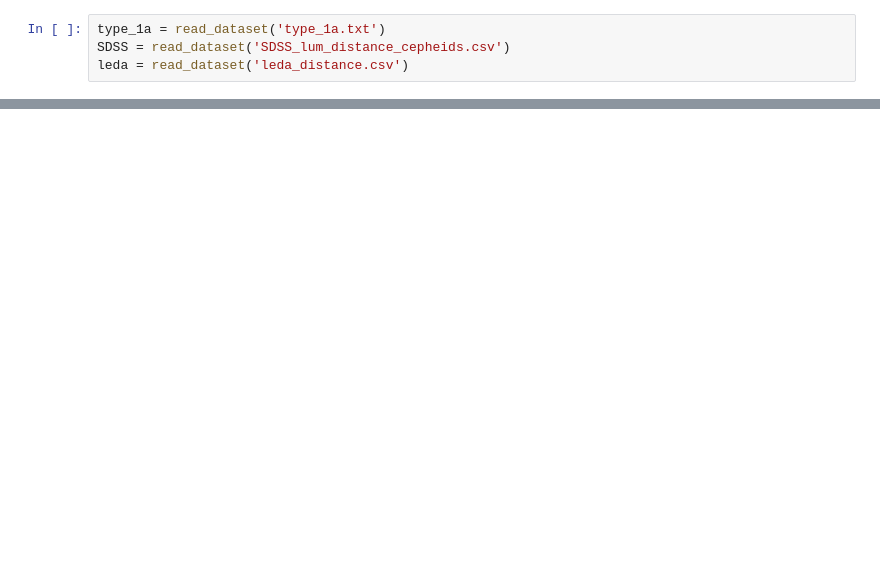
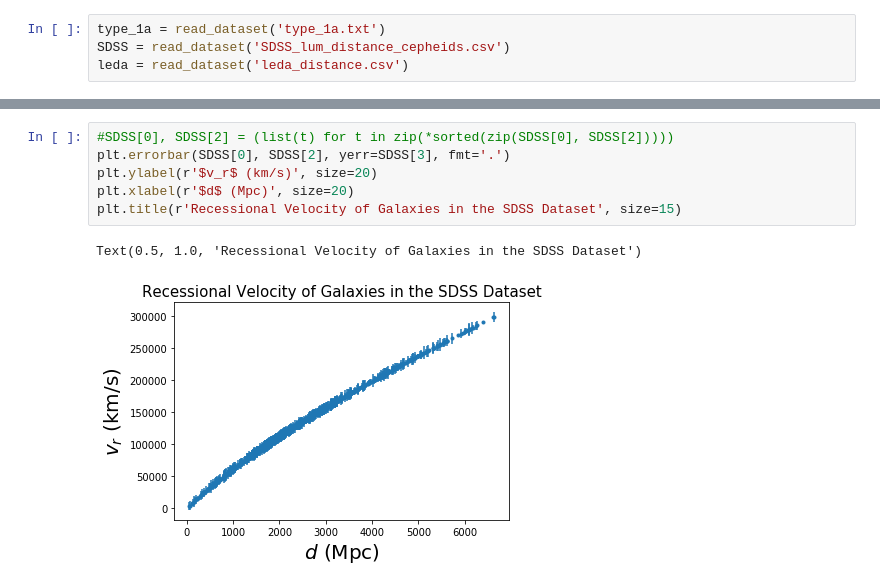
Before and after one commit to brendrach/Computational_Astro_ASTP720, a Jupyter notebook: Final_Project/Determining_Hubble_Const_Final_Project_Drachler.ipynb, the cells around one changed output, grey strips where cells are left out. Saved outputs shown, nothing was run; the diff lists cells and outputs as text; blank space fills up the shorter version.

```diff
--- a/Final_Project/Determining_Hubble_Const_Final_Project_Drachler.ipynb
+++ b/Final_Project/Determining_Hubble_Const_Final_Project_Drachler.ipynb
@@ -294,0 +41,9 @@ plt.savefig('p3-tri.png')
+# %%
+#SDSS[0], SDSS[2] = (list(t) for t in zip(*sorted(zip(SDSS[0], SDSS[2]))))
+plt.errorbar(SDSS[0], SDSS[2], yerr=SDSS[3], fmt='.')
+plt.ylabel(r'$v_r$ (km/s)', size=20)
+plt.xlabel(r'$d$ (Mpc)', size=20)
+plt.title(r'Recessional Velocity of Galaxies in the SDSS Dataset', size=15)
+# %% [output]
+Text(0.5, 1.0, 'Recessional Velocity of Galaxies in the SDSS Dataset')
+[figure, added]
```
Also changed, not shown: parts of 52 cells of this notebook.
